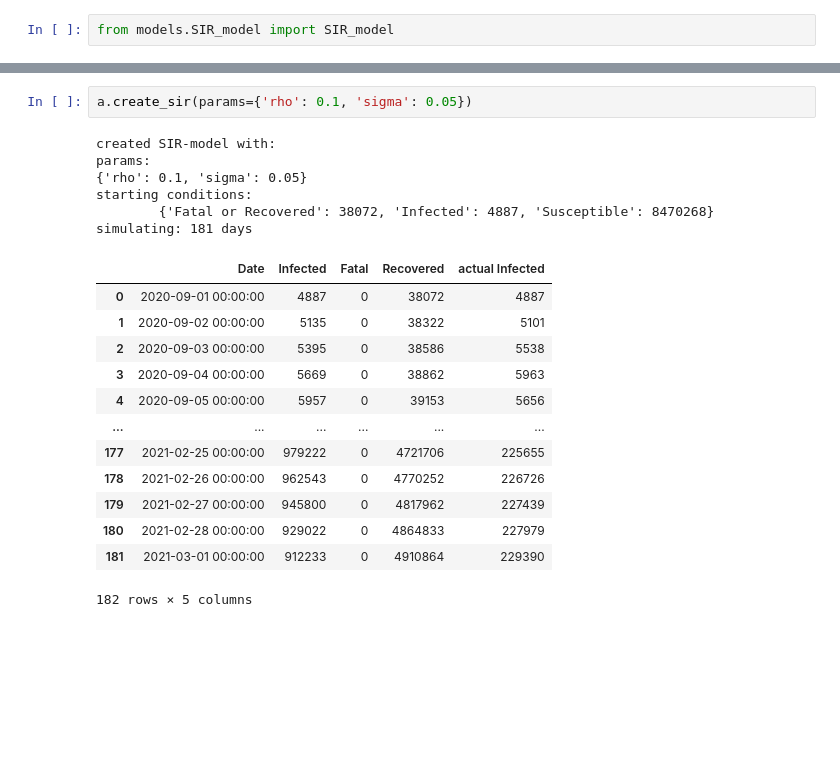
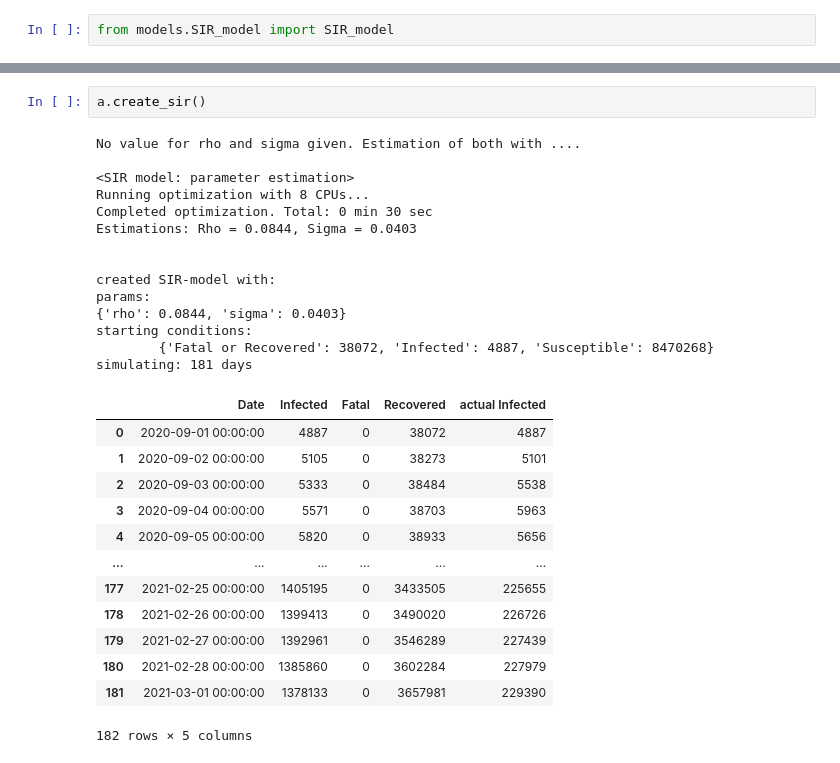
Before and after one commit to LFaltner/Data_Science_Project, a Jupyter notebook: SIR_model_sim.ipynb, the cells around one changed output, grey strips where cells are left out. Cells and saved outputs as stored; diff of their text form; blank space fills up the shorter version.

Commit message:
parameter estimation implemented

```diff
--- a/SIR_model_sim.ipynb
+++ b/SIR_model_sim.ipynb
@@ -9,25 +10,33 @@ a = SIR_model(country,start_date,end_date)
 [figure]
 # %%
-a.create_sir(params={'rho': 0.1, 'sigma': 0.05})
+a.create_sir()
 # %% [output]
+No value for rho and sigma given. Estimation of both with ....
+
+<SIR model: parameter estimation>
+Running optimization with 8 CPUs...
+Completed optimization. Total: 0 min 30 sec
+Estimations: Rho = 0.0844, Sigma = 0.0403
+
+
 created SIR-model with:
 params:
-{'rho': 0.1, 'sigma': 0.05}
+{'rho': 0.0844, 'sigma': 0.0403}
 starting conditions:
         {'Fatal or Recovered': 38072, 'Infected': 4887, 'Susceptible': 8470268}
 simulating: 181 days
 |  | Date | Infected | Fatal | Recovered | actual Infected |
 | 0 | 2020-09-01 00:00:00 | 4887 | 0 | 38072 | 4887 |
-| 1 | 2020-09-02 00:00:00 | 5135 | 0 | 38322 | 5101 |
-| 2 | 2020-09-03 00:00:00 | 5395 | 0 | 38586 | 5538 |
-| 3 | 2020-09-04 00:00:00 | 5669 | 0 | 38862 | 5963 |
-| 4 | 2020-09-05 00:00:00 | 5957 | 0 | 39153 | 5656 |
+| 1 | 2020-09-02 00:00:00 | 5105 | 0 | 38273 | 5101 |
+| 2 | 2020-09-03 00:00:00 | 5333 | 0 | 38484 | 5538 |
+| 3 | 2020-09-04 00:00:00 | 5571 | 0 | 38703 | 5963 |
+| 4 | 2020-09-05 00:00:00 | 5820 | 0 | 38933 | 5656 |
 | ... | ... | ... | ... | ... | ... |
-| 177 | 2021-02-25 00:00:00 | 979222 | 0 | 4721706 | 225655 |
-| 178 | 2021-02-26 00:00:00 | 962543 | 0 | 4770252 | 226726 |
-| 179 | 2021-02-27 00:00:00 | 945800 | 0 | 4817962 | 227439 |
-| 180 | 2021-02-28 00:00:00 | 929022 | 0 | 4864833 | 227979 |
-| 181 | 2021-03-01 00:00:00 | 912233 | 0 | 4910864 | 229390 |
+| 177 | 2021-02-25 00:00:00 | 1405195 | 0 | 3433505 | 225655 |
+| 178 | 2021-02-26 00:00:00 | 1399413 | 0 | 3490020 | 226726 |
+| 179 | 2021-02-27 00:00:00 | 1392961 | 0 | 3546289 | 227439 |
+| 180 | 2021-02-28 00:00:00 | 1385860 | 0 | 3602284 | 227979 |
+| 181 | 2021-03-01 00:00:00 | 1378133 | 0 | 3657981 | 229390 |
 182 rows × 5 columns
 # %%
 a.create_main()
```
Also changed, not shown: parts of 4 cells of this notebook, 1 other file.
